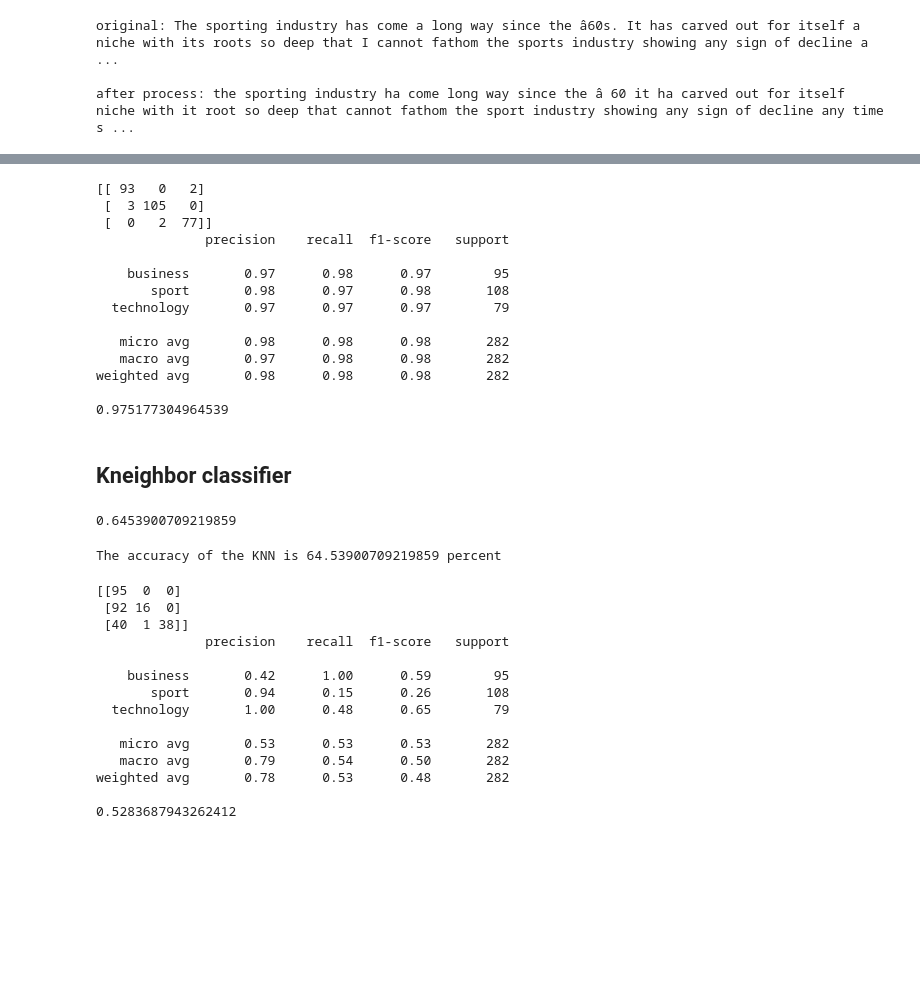
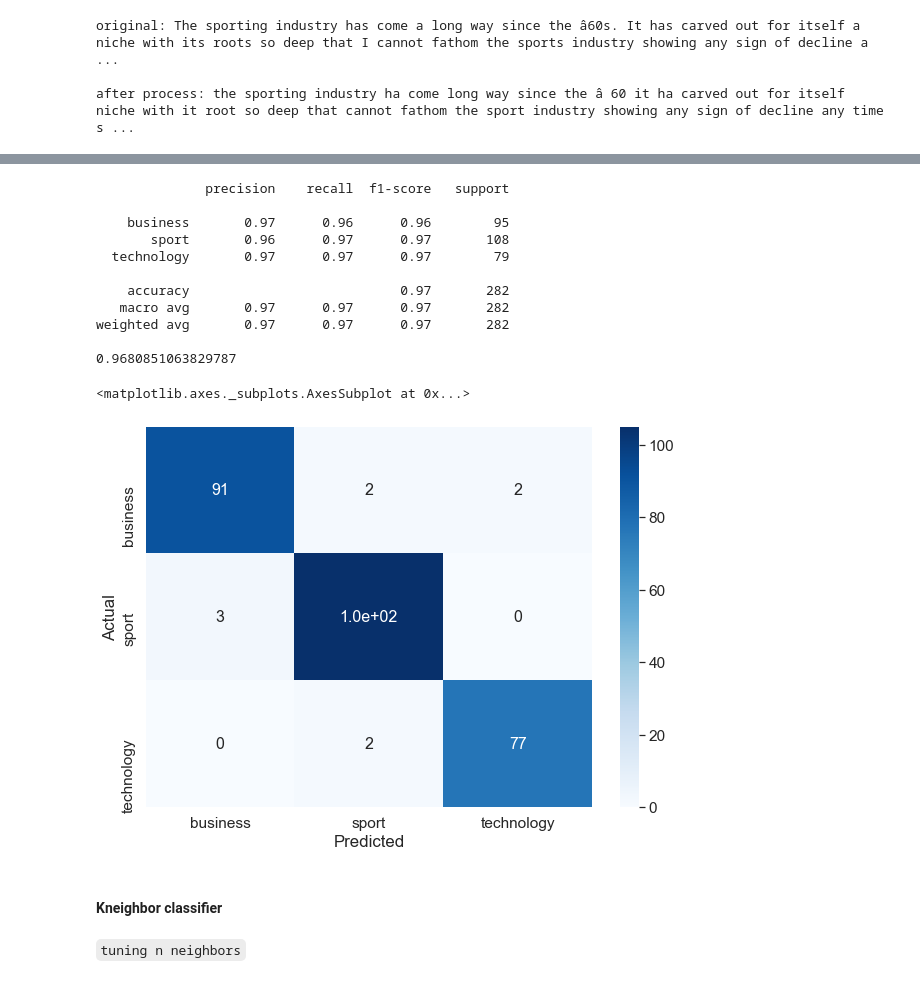
Before and after one commit to vasin-peach/text-classification, a Jupyter notebook: assignment.ipynb, the cells around one changed output, grey strips where cells are left out. Saved outputs shown, nothing was run; the diff lists cells and outputs as text; code cells hidden in the pictures; blank space fills up the shorter version.

```diff
--- a/assignment.ipynb
+++ b/assignment.ipynb
@@ -265,56 +318,34 @@ np.mean(predicted == y_test)
-# %%
-print(confusion_matrix(y_test,predicted))
-print(classification_report(y_test,predicted))
-print(accuracy_score(y_test, predicted))
-# %% [output]
-[[ 93   0   2]
- [  3 105   0]
- [  0   2  77]]
-              precision    recall  f1-score   support
-
-    business       0.97      0.98      0.97        95
-       sport       0.98      0.97      0.98       108
-  technology       0.97      0.97      0.97        79
-
-   micro avg       0.98      0.98      0.98       282
-   macro avg       0.97      0.98      0.98       282
-weighted avg       0.98      0.98      0.98       282
-
-0.975177304964539
+# %%
+print(classification_report(y_test,nb_clf_predicted))
+print(accuracy_score(y_test, nb_clf_predicted))
+
+data = confusion_matrix(y_test, nb_clf_predicted)
+df_cm = pd.DataFrame(data, columns=np.unique(y_test), index = np.unique(y_test))
+df_cm.index.name = 'Actual'
+df_cm.columns.name = 'Predicted'
+plt.figure(figsize = (10,7))
+sn.set(font_scale=1.4)#for label size
+sn.heatmap(df_cm, cmap="Blues", annot=True,annot_kws={"size": 16})# font size
+# %% [output]
+              precision    recall  f1-score   support
+
+    business       0.97      0.96      0.96        95
+       sport       0.96      0.97      0.97       108
+  technology       0.97      0.97      0.97        79
+
+    accuracy                           0.97       282
+   macro avg       0.97      0.97      0.97       282
+weighted avg       0.97      0.97      0.97       282
+
+0.9680851063829787
+<matplotlib.axes._subplots.AxesSubplot at 0x...>
+[figure, added]
 # %% [markdown]
-## Kneighbor classifier
+#### Kneighbor classifier
 # %%
 from sklearn import metrics ,  neighbors
 from matplotlib.colors import ListedColormap
 # %%
-#define the model
-kn_clf = KNeighborsClassifier(n_neighbors=3, weights='uniform')
-# train
+kn_clf = KNeighborsClassifier(n_neighbors=20)
 kn_clf.fit(X_train, y_train)
-predicted = kn_clf.predict(X_test)
-np.mean(predicted == y_test)
+kn_predicted = kn_clf.predict(X_test)
-# %% [output]
-0.6453900709219859
-# %%
-print('The accuracy of the KNN is',metrics.accuracy_score(predicted,y_test)*100, 'percent')
-# %% [output]
-The accuracy of the KNN is 64.53900709219859 percent
-# %%
-print(confusion_matrix(y_test,predicted))
-print(classification_report(y_test,predicted))
-print(accuracy_score(y_test, predicted))
-# %% [output]
-[[95  0  0]
- [92 16  0]
- [40  1 38]]
-              precision    recall  f1-score   support
-
-    business       0.42      1.00      0.59        95
-       sport       0.94      0.15      0.26       108
-  technology       1.00      0.48      0.65        79
-
-   micro avg       0.53      0.53      0.53       282
-   macro avg       0.79      0.54      0.50       282
-weighted avg       0.78      0.53      0.48       282
-
-0.5283687943262412
@@ -322,0 +352,2 @@ from sklearn.linear_model import SGDClassifier,LogisticRegression
+# %% [markdown]
+`tuning n neighbors`
```
Also changed, not shown: parts of 42 cells of this notebook, 2 other files.
